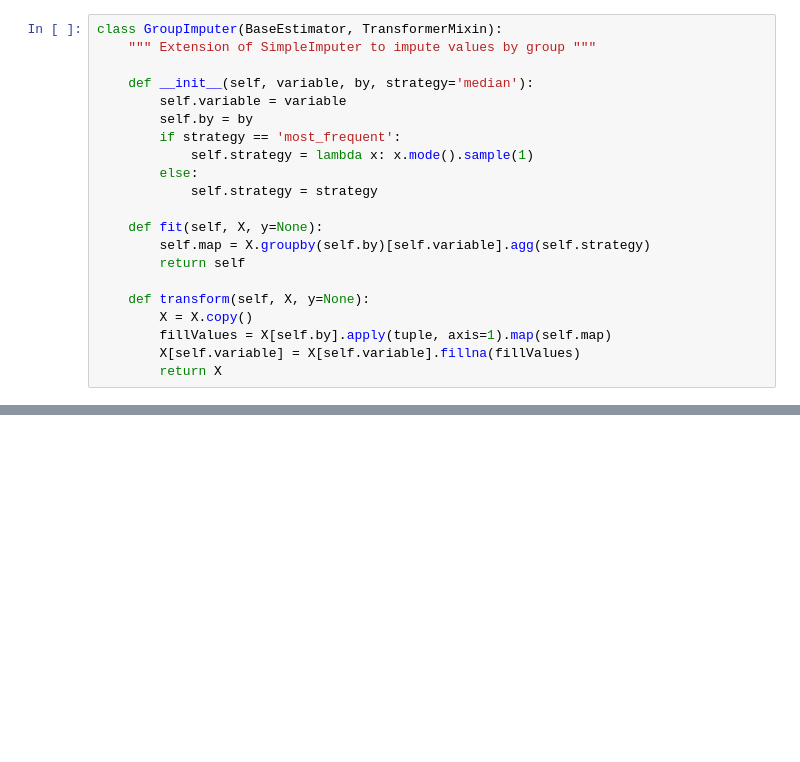
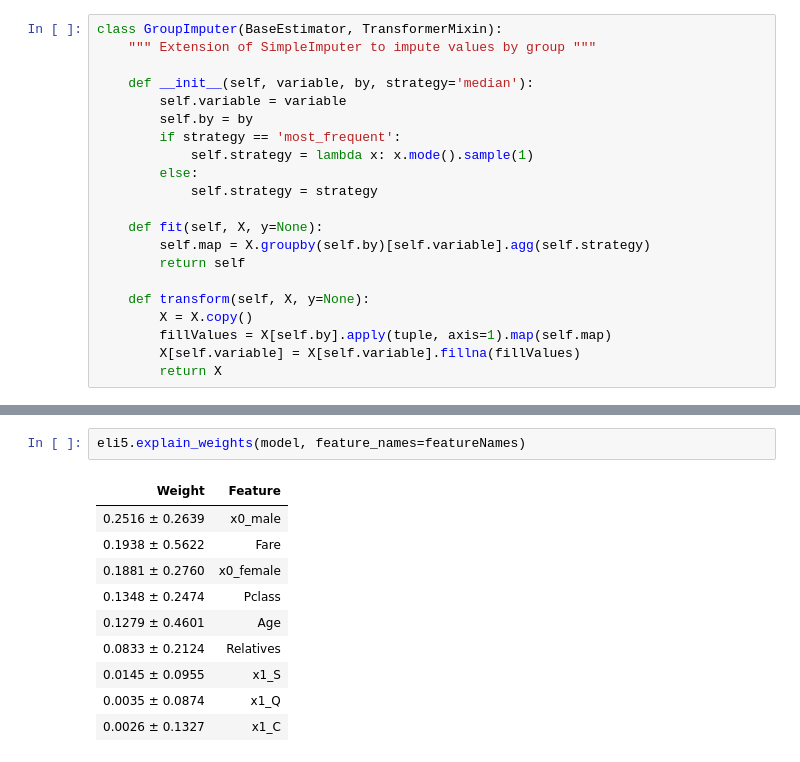
Before and after one commit to StephenRicher/machineLearning, a Jupyter notebook: Titanic/DataExploration.ipynb, the cells around one changed output, grey strips where cells are left out. Cells and saved outputs as stored; diff of their text form; blank space fills up the shorter version.

```diff
--- a/Titanic/DataExploration.ipynb
+++ b/Titanic/DataExploration.ipynb
@@ -273,0 +389,13 @@ X
+# %%
+eli5.explain_weights(model, feature_names=featureNames)
+# %% [output]
+| Weight | Feature |
+| 0.2516 ± 0.2639 | x0_male |
+| 0.1938 ± 0.5622 | Fare |
+| 0.1881 ± 0.2760 | x0_female |
+| 0.1348 ± 0.2474 | Pclass |
+| 0.1279 ± 0.4601 | Age |
+| 0.0833 ± 0.2124 | Relatives |
+| 0.0145 ± 0.0955 | x1_S |
+| 0.0035 ± 0.0874 | x1_Q |
+| 0.0026 ± 0.1327 | x1_C |
```
Also changed, not shown: parts of 29 cells of this notebook.
